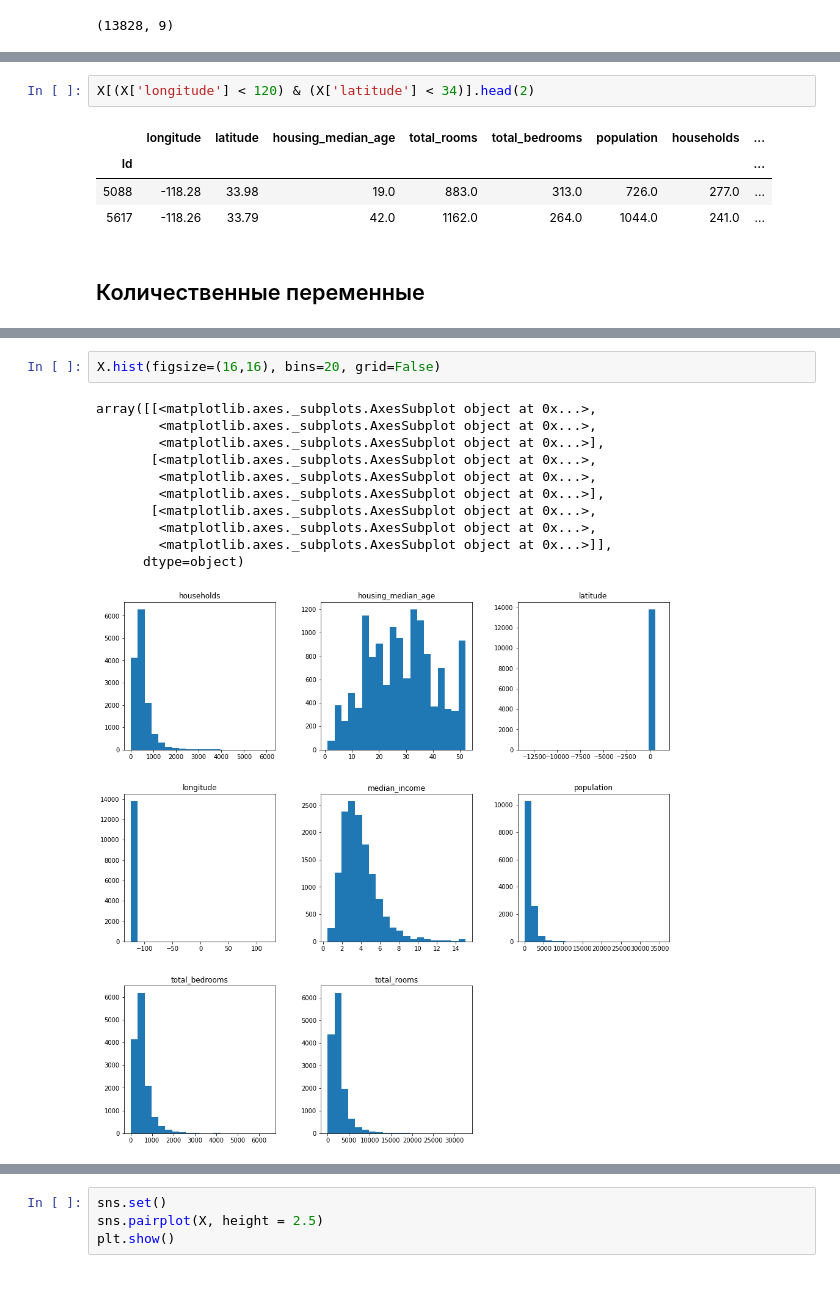
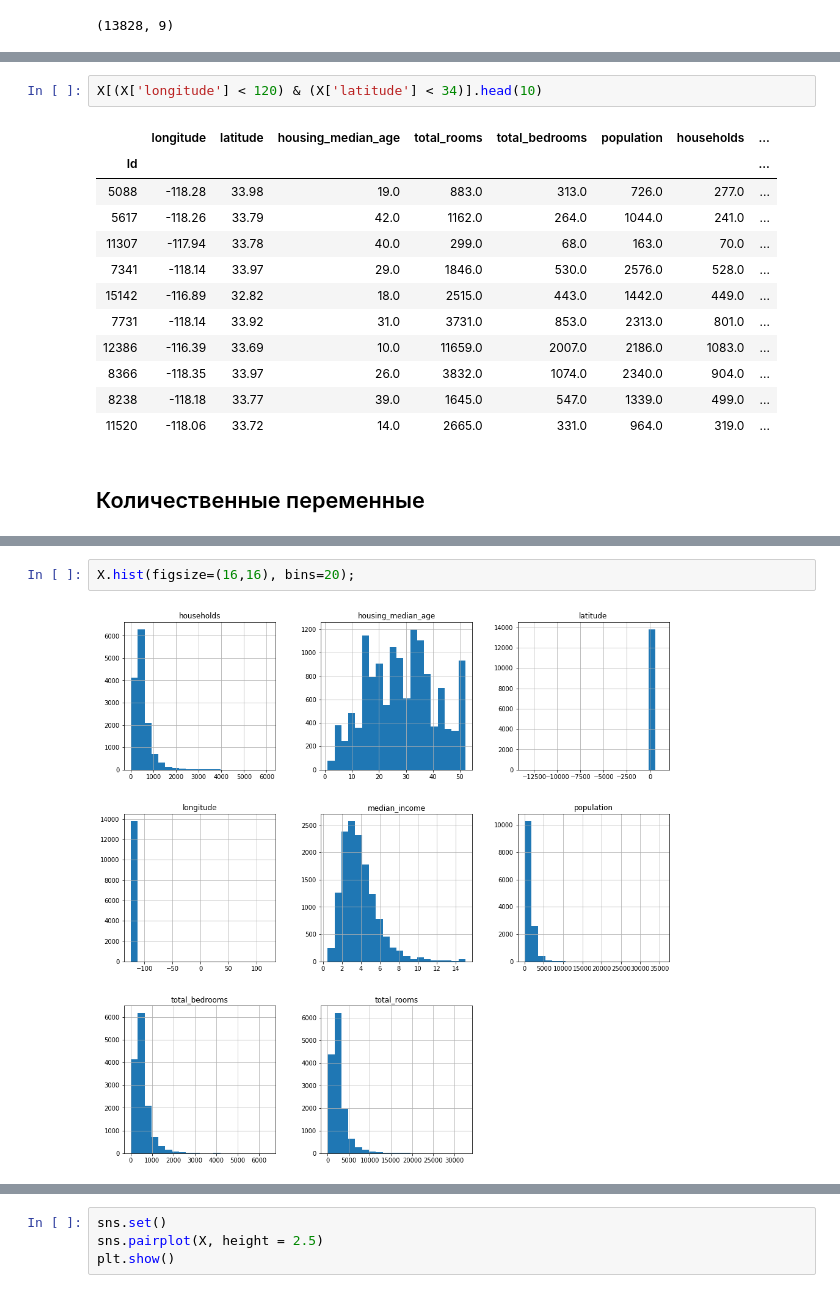
Before and after one commit to ShadarRim/SamsungMEPhIAILessons, a Jupyter notebook: 201110_DS_ex (Egorov).ipynb, the cells around one changed output, grey strips where cells are left out. Saved outputs shown, nothing was run; the diff lists cells and outputs as text.

```diff
--- a/201110_DS_ex (Egorov).ipynb
+++ b/201110_DS_ex (Egorov).ipynb
@@ -235,10 +232,18 @@ X[['longitude', 'latitude']].head(2)
 # %%
-X[(X['longitude'] < 120) & (X['latitude'] < 34)].head(2)
+X[(X['longitude'] < 120) & (X['latitude'] < 34)].head(10)
 # %% [output]
 |  | longitude | latitude | housing_median_age | total_rooms | total_bedrooms | population | households | ... |
 | Id |  |  |  |  |  |  |  | ... |
 | 5088 | -118.28 | 33.98 | 19.0 | 883.0 | 313.0 | 726.0 | 277.0 | ... |
 | 5617 | -118.26 | 33.79 | 42.0 | 1162.0 | 264.0 | 1044.0 | 241.0 | ... |
+| 11307 | -117.94 | 33.78 | 40.0 | 299.0 | 68.0 | 163.0 | 70.0 | ... |
+| 7341 | -118.14 | 33.97 | 29.0 | 1846.0 | 530.0 | 2576.0 | 528.0 | ... |
+| 15142 | -116.89 | 32.82 | 18.0 | 2515.0 | 443.0 | 1442.0 | 449.0 | ... |
+| 7731 | -118.14 | 33.92 | 31.0 | 3731.0 | 853.0 | 2313.0 | 801.0 | ... |
+| 12386 | -116.39 | 33.69 | 10.0 | 11659.0 | 2007.0 | 2186.0 | 1083.0 | ... |
+| 8366 | -118.35 | 33.97 | 26.0 | 3832.0 | 1074.0 | 2340.0 | 904.0 | ... |
+| 8238 | -118.18 | 33.77 | 39.0 | 1645.0 | 547.0 | 1339.0 | 499.0 | ... |
+| 11520 | -118.06 | 33.72 | 14.0 | 2665.0 | 331.0 | 964.0 | 319.0 | ... |
 # %% [markdown]
 ## Количественные переменные
 # %%
@@ -254,19 +259,9 @@ X.describe()
 | 75% | -118.010000 | 37.720000 | 37.000000 | 3166.000000 | 648.000000 | 1732.000000 | 607.000000 | ... |
 | max | 121.290000 | 1327.130000 | 52.000000 | 32627.000000 | 6445.000000 | 35682.000000 | 6082.000000 | ... |
 # %%
-X.hist(figsize=(16,16), bins=20, grid=False)
+X.hist(figsize=(16,16), bins=20);
 # %% [output]
-array([[<matplotlib.axes._subplots.AxesSubplot object at 0x...>,
-        <matplotlib.axes._subplots.AxesSubplot object at 0x...>,
-        <matplotlib.axes._subplots.AxesSubplot object at 0x...>],
-       [<matplotlib.axes._subplots.AxesSubplot object at 0x...>,
-        <matplotlib.axes._subplots.AxesSubplot object at 0x...>,
-        <matplotlib.axes._subplots.AxesSubplot object at 0x...>],
-       [<matplotlib.axes._subplots.AxesSubplot object at 0x...>,
-        <matplotlib.axes._subplots.AxesSubplot object at 0x...>,
-        <matplotlib.axes._subplots.AxesSubplot object at 0x...>]],
-      dtype=object)
-[figure, old version]
+[figure, new version]
 # %%
 plt.figure(figsize = (15,10))
 
```
Also changed, not shown: parts of 38 cells of this notebook.
